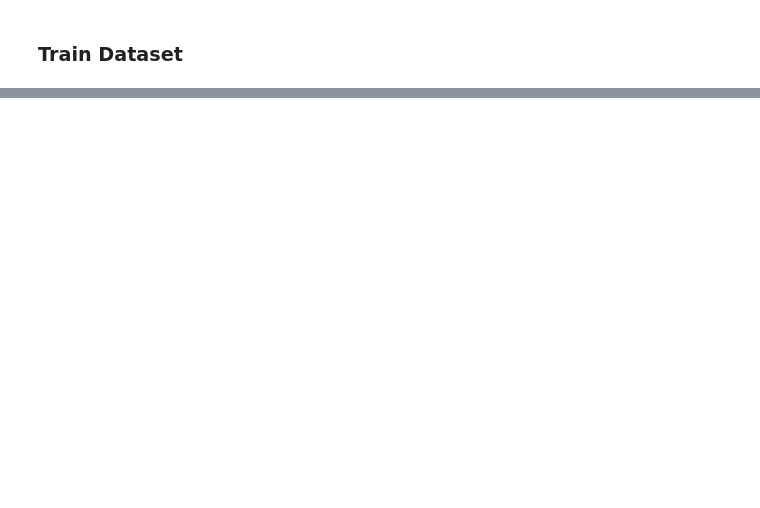
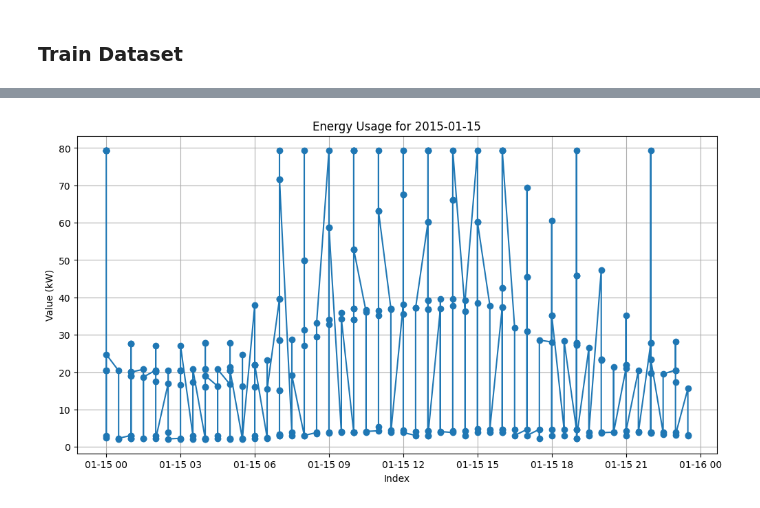
Before and after one commit to Melbinmatheew/Energy-Consumption-Forcasting, a Jupyter notebook: Notebooks/EDA.ipynb, the cells around one changed output, grey strips where cells are left out. Saved outputs shown, nothing was run; the diff lists cells and outputs as text; code cells hidden in the pictures; blank space fills up the shorter version.

```diff
--- a/Notebooks/EDA.ipynb
+++ b/Notebooks/EDA.ipynb
@@ -68,0 +189,26 @@ memory usage: 36.2+ MB
+# %%
+import pandas as pd
+import matplotlib.pyplot as plt
+
+# Sample DataFrame loading
+# train_df = pd.read_csv('your_data.csv')  # Load your data if not already loaded
+
+# Convert 'Date' column to datetime if it's not already
+train_df['Date'] = pd.to_datetime(train_df['Date'])
+
+# Define the specific date for filtering
+specific_date = '2015-01-15'  # Change this to the desired date in YYYY-MM-DD format
+
+# Filter the DataFrame for the specific date
+daily_data = train_df[train_df['Date'] == specific_date]
+
+# Plotting
+plt.figure(figsize=(12, 6))
+plt.plot(daily_data.index, daily_data['Value_kW'], marker='o', linestyle='-')
+plt.title(f'Energy Usage for {specific_date}')
+plt.xlabel('Index')
+plt.ylabel('Value (kW)')
+plt.grid(True)
+plt.show()
+# %% [output]
+[figure, added]
```
Also changed, not shown: parts of 16 cells of this notebook, 1 other file.
